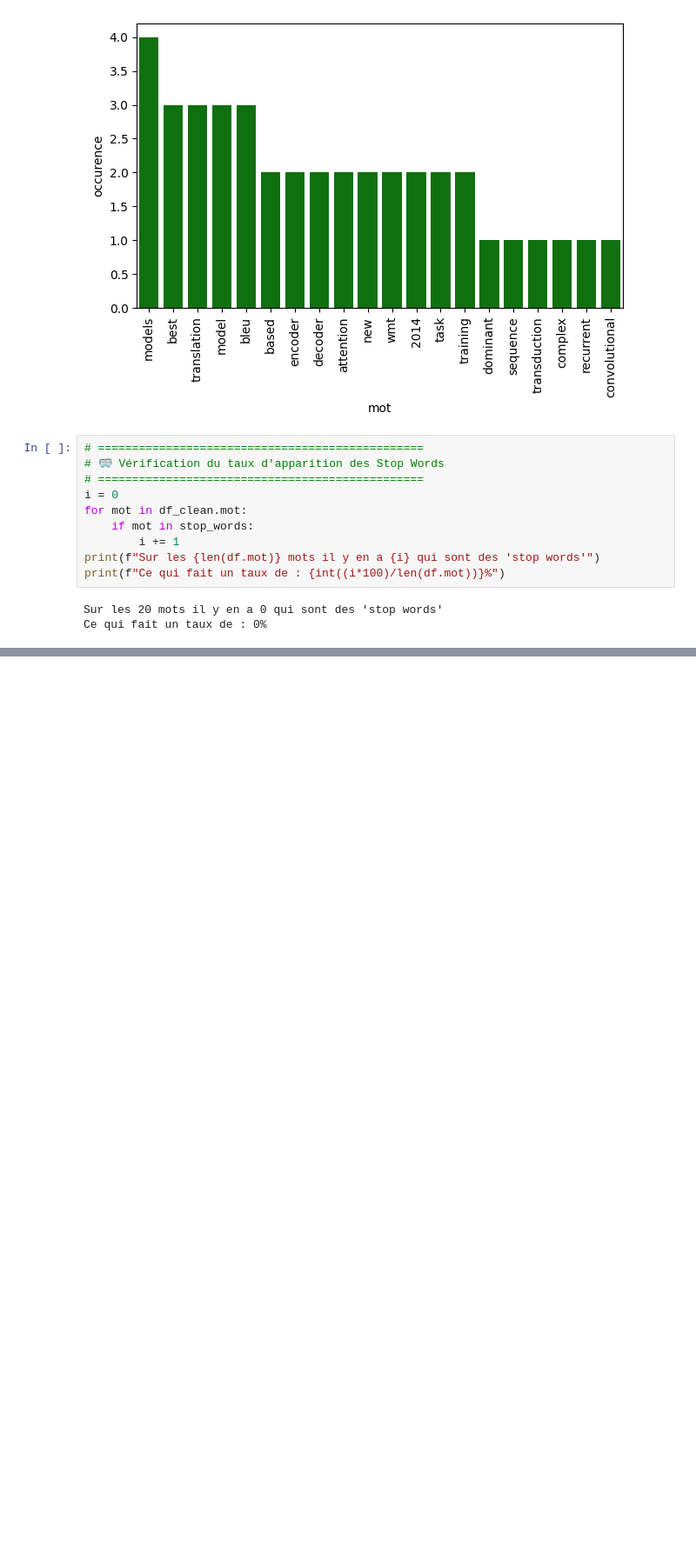
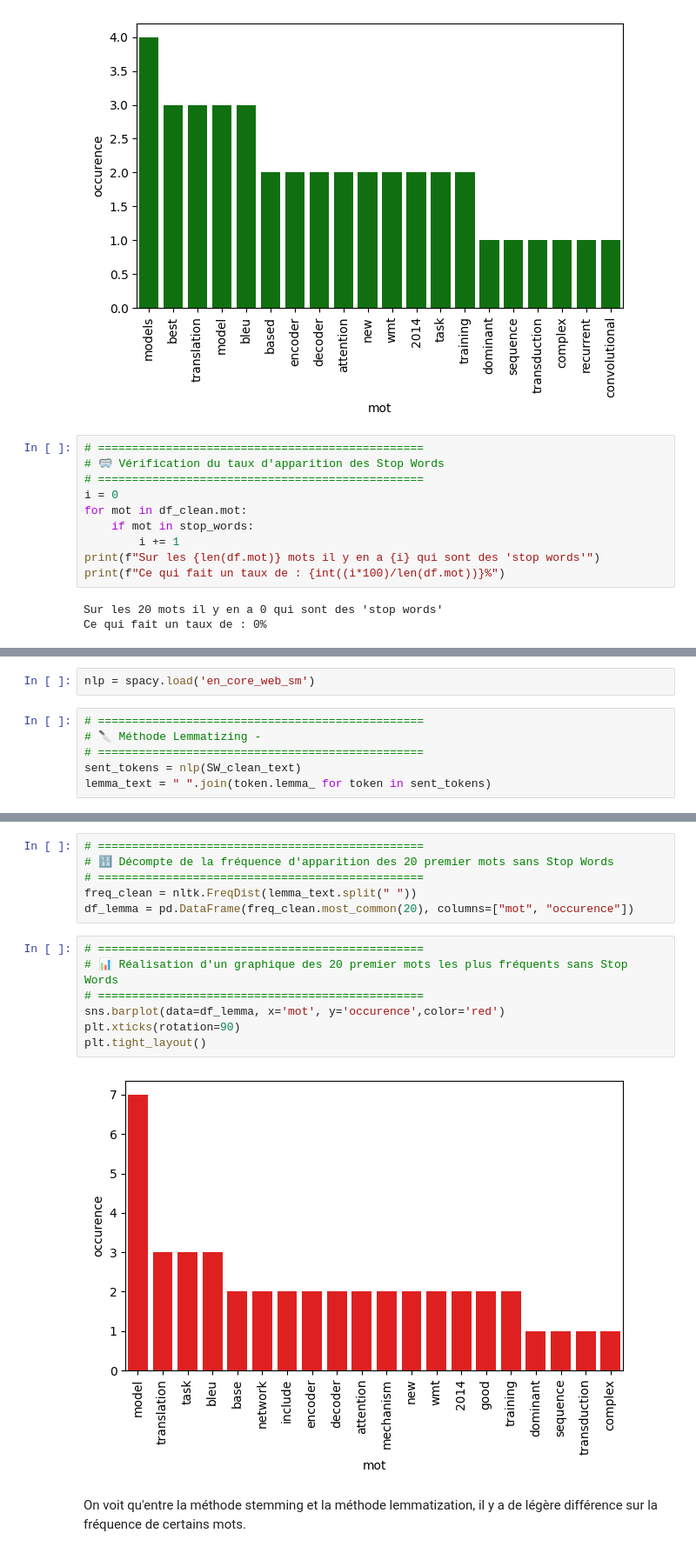
Before and after one commit to One-Up-Dev/Wild-Code-School, a Jupyter notebook: machine-learning/QUETE_NLP1_text_mining.ipynb, the cells around one changed output, grey strips where cells are left out. Shown at 87% size. Cells and saved outputs as stored; diff of their text form; blank space fills up the shorter version.

```diff
--- a/machine-learning/QUETE_NLP1_text_mining.ipynb
+++ b/machine-learning/QUETE_NLP1_text_mining.ipynb
@@ -148,0 +202,8 @@ Ce qui fait un taux de : 0%
+# %%
+nlp = spacy.load('en_core_web_sm')
+# %%
+# ================================================
+# 🔪 Méthode Lemmatizing -
+# ================================================
+sent_tokens = nlp(SW_clean_text)
+lemma_text = " ".join(token.lemma_ for token in sent_tokens)
@@ -148,0 +214,17 @@ Ce qui fait un taux de : 0%
+# %%
+# ================================================
+# 🔢 Décompte de la fréquence d'apparition des 20 premier mots sans Stop Words
+# ================================================
+freq_clean = nltk.FreqDist(lemma_text.split(" "))
+df_lemma = pd.DataFrame(freq_clean.most_common(20), columns=["mot", "occurence"])
+# %%
+# ================================================
+# 📊 Réalisation d'un graphique des 20 premier mots les plus fréquents sans Stop Words
+# ================================================
+sns.barplot(data=df_lemma, x='mot', y='occurence',color='red')
+plt.xticks(rotation=90)
+plt.tight_layout()
+# %% [output]
+[figure, added]
+# %% [markdown]
+On voit qu'entre la méthode stemming et la méthode lemmatization, il y a de légère différence sur la fréquence de certains mots.
```
Also changed, not shown: parts of 12 cells of this notebook.
